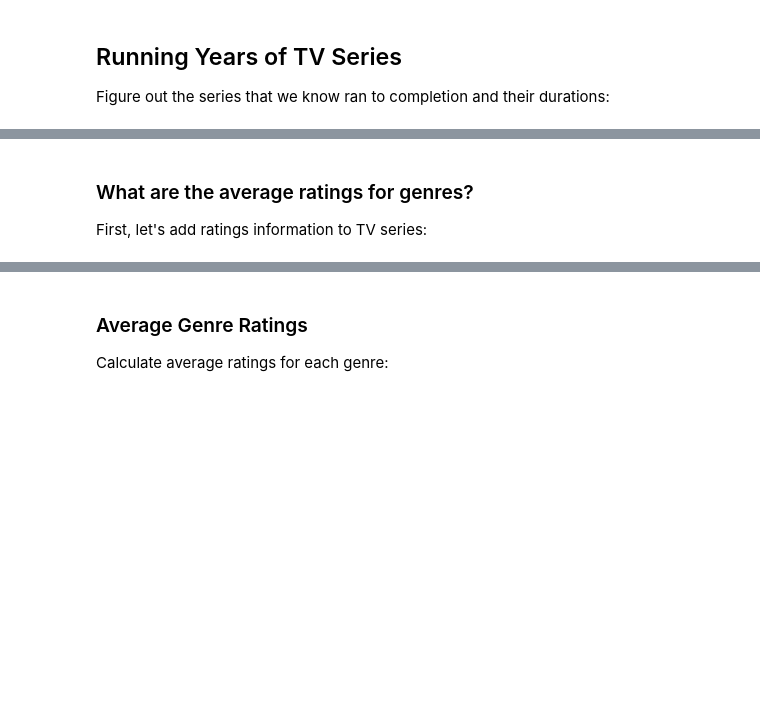
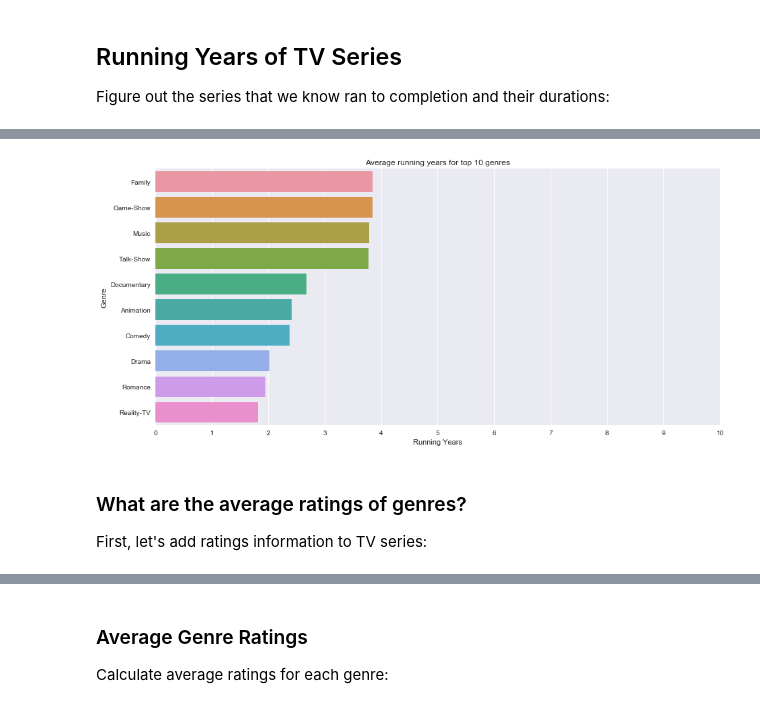
Before and after one commit to shuaibiyy/imdb, a Jupyter notebook: imdb-final.ipynb, the cells around one changed output, grey strips where cells are left out. Drawn from its saved outputs; the diff is of its cells as text; code cells hidden in the pictures; blank space fills up the shorter version.

```diff
--- a/imdb-final.ipynb
+++ b/imdb-final.ipynb
@@ -306,5 +306,9 @@ plot_genre_average(df, 'runningYears', 'Running Years', 'Genre', 'Average runnin
+# %%
+plot_genre_average(df, 'runningYears', 'Running Years', 'Genre', 'Average running years for top 10 genres', top_10_genres)
+# %% [output]
+[figure, added]
 # %% [markdown]
-### What are the average ratings for genres?
+### What are the average ratings of genres?
 First, let's add ratings information to TV series:
 # %%
 series_with_ratings = pd.merge(series, ratings, how='outer', on=['tconst'])
```
Also changed, not shown: parts of 32 cells of this notebook.
